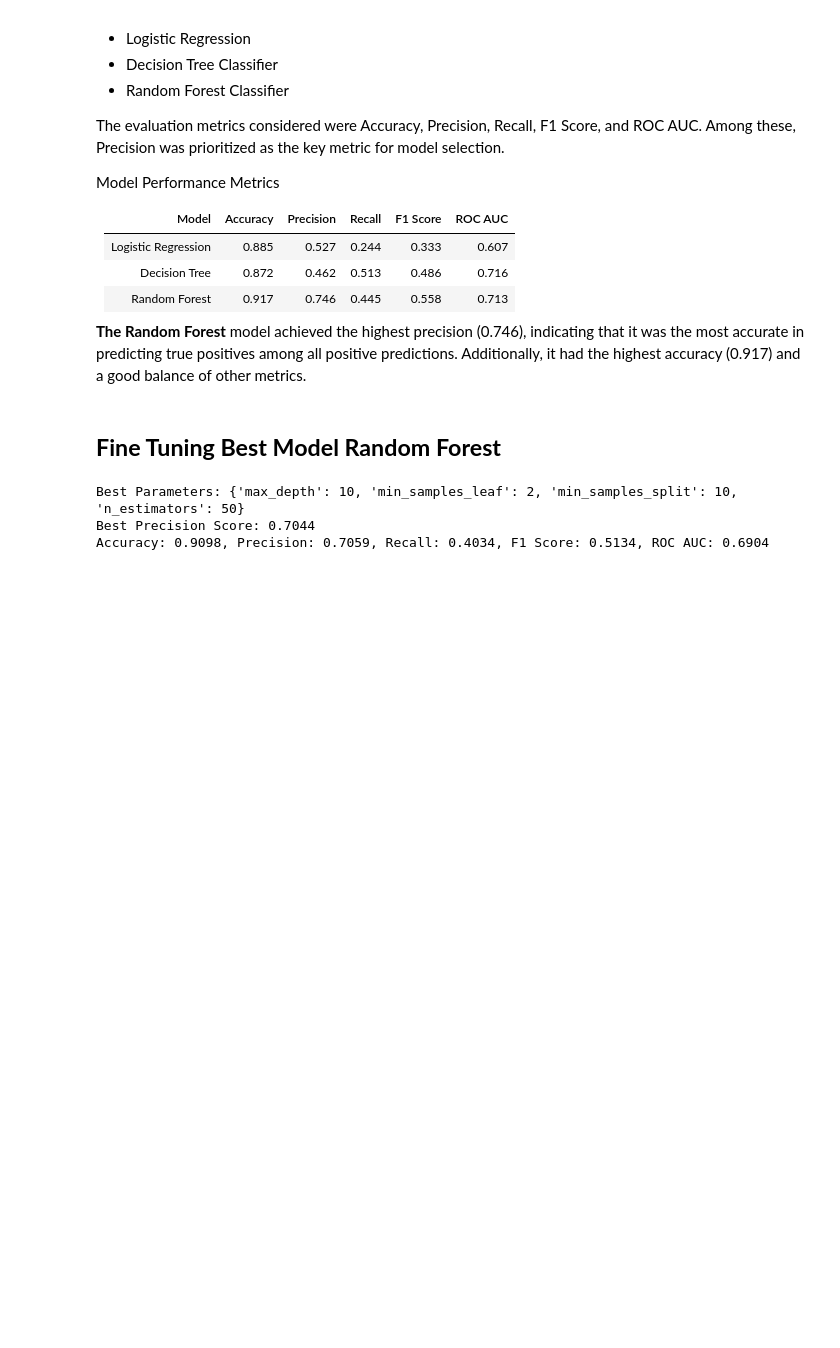
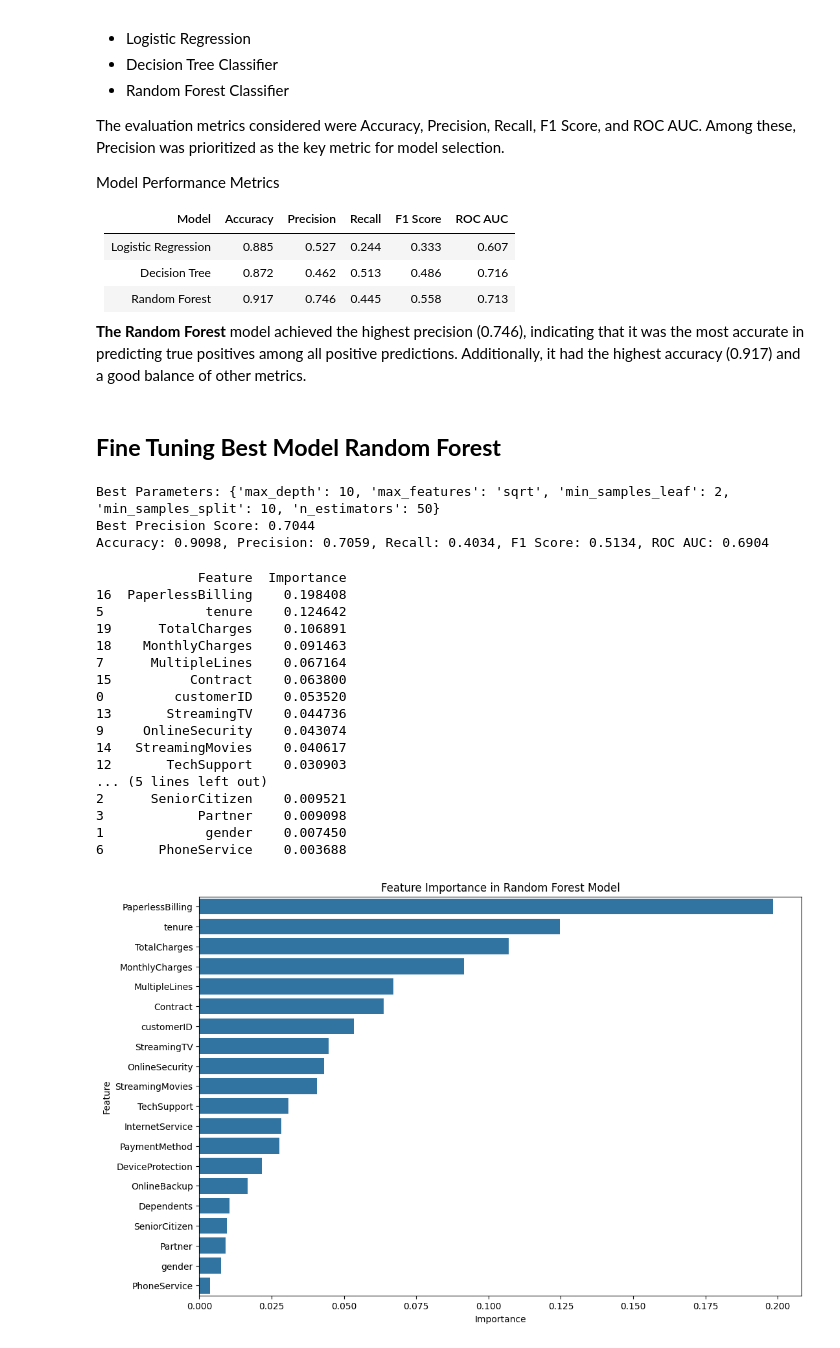
Before and after one commit to Cynthiachelangat/customer-churn, a Jupyter notebook: churn.ipynb, the cells around one changed output. Cells and saved outputs as stored; diff of their text form; code cells hidden in the pictures; blank space fills up the shorter version.

Commit message:
feature importance and readme

```diff
--- a/churn.ipynb
+++ b/churn.ipynb
@@ -559,6 +559,7 @@ param_grid = {
     'max_depth': [None, 10, 20],
     'min_samples_split': [2, 5, 10],
     'min_samples_leaf': [1, 2, 4],
+    'max_features': ['sqrt', 'log2']
 
 }
 
@@ -586,6 +587,44 @@ print(f"Best Parameters: {best_params}")
 print(f"Best Precision Score: {best_score:.4f}")
 print(f"Accuracy: {accuracy:.4f}, Precision: {precision:.4f}, Recall: {recall:.4f}, F1 Score: {f1:.4f}, ROC AUC: {roc_auc:.4f}")
 # %% [output]
-Best Parameters: {'max_depth': 10, 'min_samples_leaf': 2, 'min_samples_split': 10, 'n_estimators': 50}
+Best Parameters: {'max_depth': 10, 'max_features': 'sqrt', 'min_samples_leaf': 2, 'min_samples_split': 10, 'n_estimators': 50}
 Best Precision Score: 0.7044
 Accuracy: 0.9098, Precision: 0.7059, Recall: 0.4034, F1 Score: 0.5134, ROC AUC: 0.6904
+# %%
+# Calculate feature importances
+importances = best_model.feature_importances_
+features = X_train.columns
+feature_importance_df = pd.DataFrame({'Feature': features, 'Importance': importances})
+
+# Sort the features by importance
+feature_importance_df = feature_importance_df.sort_values(by='Importance', ascending=False)
+
+# Print the feature importance
+print(feature_importance_df)
+
+# Plot feature importance
+plt.figure(figsize=(12, 8))
+sns.barplot(x='Importance', y='Feature', data=feature_importance_df)
+plt.title('Feature Importance in Random Forest Model')
+plt.xlabel('Importance')
+plt.ylabel('Feature')
+plt.show()
+# %% [output]
+             Feature  Importance
+16  PaperlessBilling    0.198408
+5             tenure    0.124642
+19      TotalCharges    0.106891
+18    MonthlyCharges    0.091463
+7      MultipleLines    0.067164
+15          Contract    0.063800
+0         customerID    0.053520
+13       StreamingTV    0.044736
+9     OnlineSecurity    0.043074
+14   StreamingMovies    0.040617
+12       TechSupport    0.030903
+... (5 lines left out)
+2      SeniorCitizen    0.009521
+3            Partner    0.009098
+1             gender    0.007450
+6       PhoneService    0.003688
+[figure, added]
```
Also changed, not shown: 1 other file.
